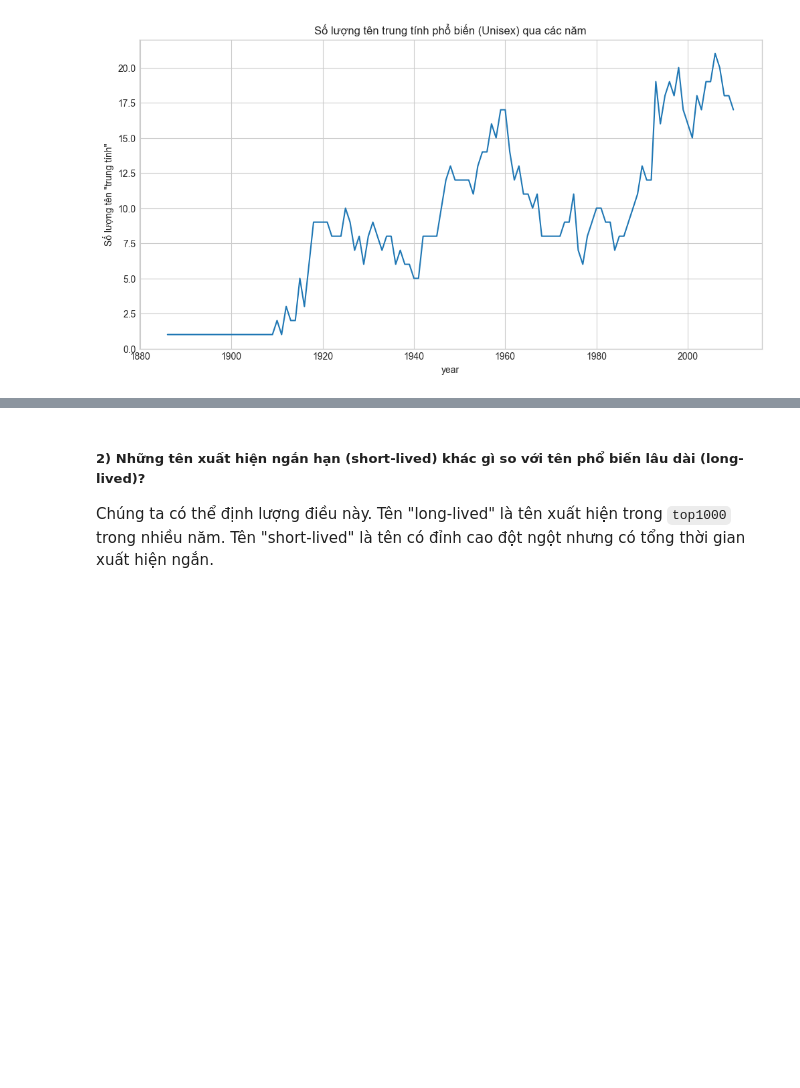
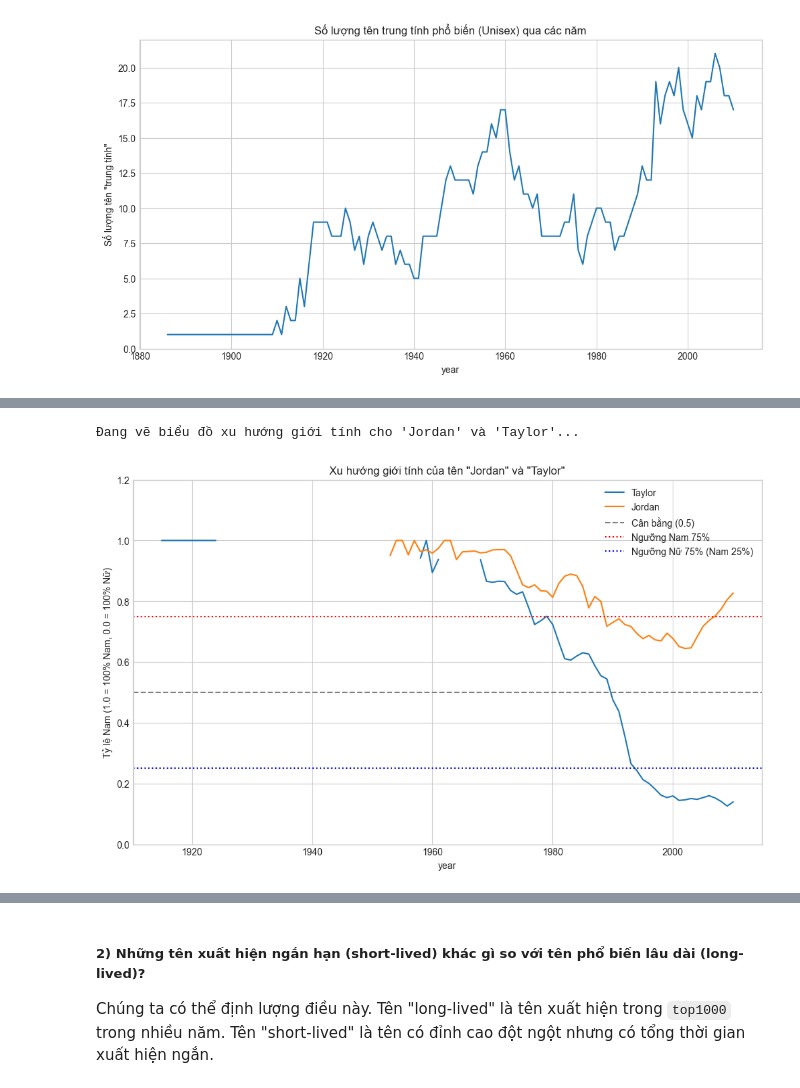
Before and after one commit to TranKhaiAn/sgu_2025_dataAnalysis, a Jupyter notebook: BTL_02-dl16-10/chapter13_3.ipynb, the cells around one changed output, grey strips where cells are left out. Saved outputs shown, nothing was run; the diff lists cells and outputs as text; code cells hidden in the pictures; blank space fills up the shorter version.

```diff
--- a/BTL_02-dl16-10/chapter13_3.ipynb
+++ b/BTL_02-dl16-10/chapter13_3.ipynb
@@ -897,0 +913,33 @@ plt.show()
+# %%
+print("Đang vẽ biểu đồ xu hướng giới tính cho 'Jordan' và 'Taylor'...")
+
+# Lấy dữ liệu tỷ lệ Nam (prop_M) của 2 tên này từ 'name_pivot'
+# Chúng ta cần reset_index() để 'year' và 'name' trở thành cột
+# Lọc các tên có tổng số sinh > 100 để loại bỏ nhiễu khi chúng còn hiếm
+case_study_data = name_pivot[
+    (name_pivot.index.get_level_values('name').isin(['Jordan', 'Taylor'])) &
+    (name_pivot['total'] > 100)
+]['prop_M']
+
+# Unstack để 'name' trở thành các cột, sẵn sàng cho việc vẽ
+case_study_plot_data = case_study_data.unstack(level='name')
+
+# Vẽ biểu đồ
+ax = case_study_plot_data.plot(
+    title='Xu hướng giới tính của tên "Jordan" và "Taylor"',
+    figsize=(12, 7),
+    grid=True,
+    ylim=(0, 1.2) # Giới hạn trục y từ 0 (100% Nữ) đến 1 (100% Nam)
+)
+
+# Thêm các đường tham chiếu để làm rõ định nghĩa "trung tính"
+ax.axhline(y=0.5, color='gray', linestyle='--', label='Cân bằng (0.5)')
+ax.axhline(y=0.75, color='red', linestyle=':', label='Ngưỡng Nam 75%')
+ax.axhline(y=0.25, color='blue', linestyle=':', label='Ngưỡng Nữ 75% (Nam 25%)')
+
+ax.set_ylabel('Tỷ lệ Nam (1.0 = 100% Nam, 0.0 = 100% Nữ)')
+ax.legend()
+plt.show()
+# %% [output]
+Đang vẽ biểu đồ xu hướng giới tính cho 'Jordan' và 'Taylor'...
+[figure, added]
```
Also changed, not shown: parts of 9 cells of this notebook.
